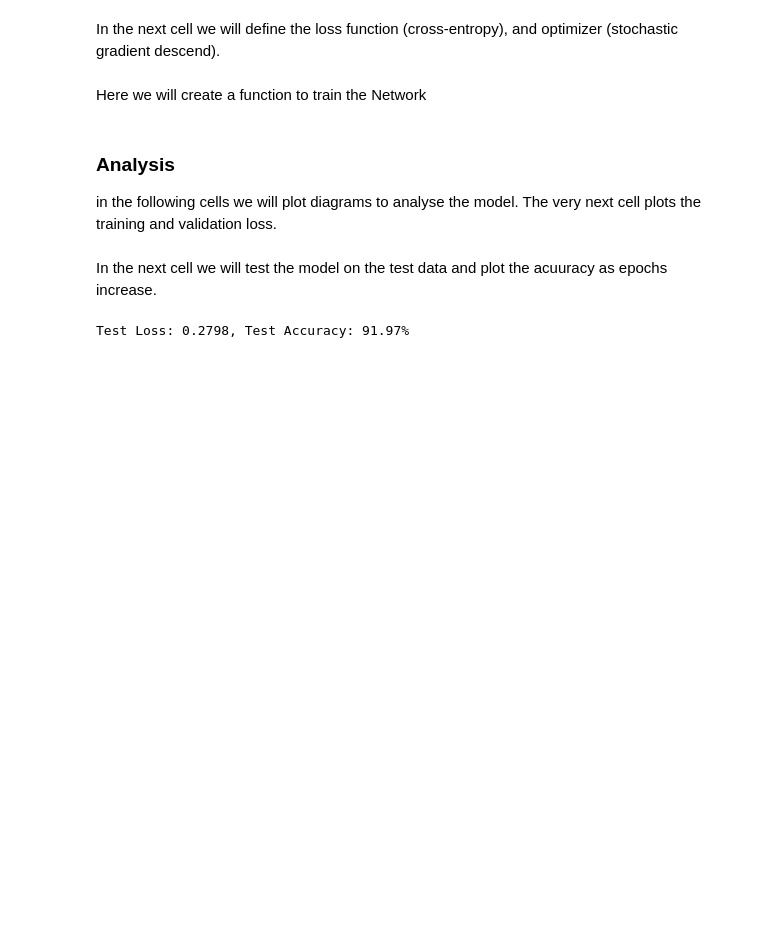
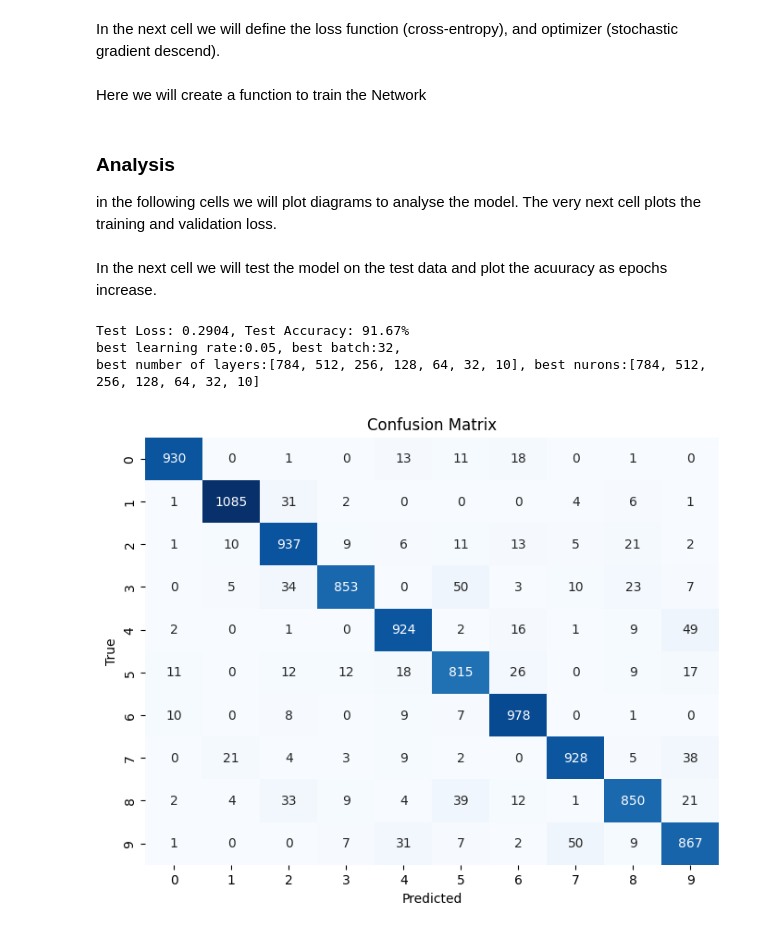
Before and after one commit to 0marsaad/Number-image_identification, a Jupyter notebook: Neural.ipynb, the cells around one changed output. Saved outputs shown, nothing was run; the diff lists cells and outputs as text; code cells hidden in the pictures; blank space fills up the shorter version.

Commit message:
just add print

```diff
--- a/Neural.ipynb
+++ b/Neural.ipynb
@@ -475,32 +539,64 @@ in the following cells we will plot diagrams to analyse the model. The very next
 # %% [markdown]
 In the next cell we will test the model on the test data and plot the acuuracy as epochs increase.
 # %%
+from sklearn.metrics import confusion_matrix
+import seaborn as sns
+
 def test_model(model, test_loader, criterion):
     model.eval()  # Set model to evaluation mode
     test_loss = 0
     test_correct = 0
     total_test = 0
+    all_labels = []
+    all_predictions = []
 
     with torch.no_grad():  # Disable gradient computation
         for images, labels in test_loader:
+            # Ensure images are in the correct shape (batch_size, channels, height, width)
+            images = images.view(images.size(0), 1, 28, 28)  # Reshape to [batch_size, 1, 28, 28]
+
             outputs = model(images)  # Forward pass
             loss = criterion(outputs, labels)  # Calculate loss
             test_loss += loss.item()  # Accumulate loss
 
             # Calculate accuracy
             _, predicted = torch.max(outputs.data, 1)  # Get predicted class
             total_test += labels.size(0)
             test_correct += (predicted == labels).sum().item()
 
+            # Store the labels and predictions for confusion matrix
+            all_labels.extend(labels.cpu().numpy())
+            all_predictions.extend(predicted.cpu().numpy())
+
     # Calculate average loss and accuracy
     avg_loss = test_loss / len(test_loader)
     accuracy = 100 * test_correct / total_test
 
     print(f"Test Loss: {avg_loss:.4f}, Test Accuracy: {accuracy:.2f}%")
+    print(f"best learning rate:{best_lr}, best batch:{best_batch}, \nbest number of layers:{best_layer_nums}, best nurons:{best_neuron} ")
+
+    # Generate confusion matrix
+    cm = confusion_matrix(all_labels, all_predictions)
+    plot_confusion_matrix(cm)
+
     return avg_loss, accuracy
+
+def plot_confusion_matrix(cm):
+    plt.figure(figsize=(8, 6))
+    sns.heatmap(cm, annot=True, fmt='d', cmap='Blues', cbar=False,
+                xticklabels=np.arange(10), yticklabels=np.arange(10))
+    plt.xlabel('Predicted')
+    plt.ylabel('True')
+    plt.title('Confusion Matrix')
+    plt.show()
+
+# Call the test_model function
 test_loss, test_accuracy = test_model(model, test_loader, criterion)
 # %% [output]
-Test Loss: 0.2798, Test Accuracy: 91.97%
+Test Loss: 0.2904, Test Accuracy: 91.67%
+best learning rate:0.05, best batch:32,
+best number of layers:[784, 512, 256, 128, 64, 32, 10], best nurons:[784, 512, 256, 128, 64, 32, 10]
+[figure, added]
 # %%
 # Get a batch of test data
 examples = iter(test_loader)  # Replace train_loader with test_loader
```
Also changed, not shown: parts of 8 cells of this notebook.
